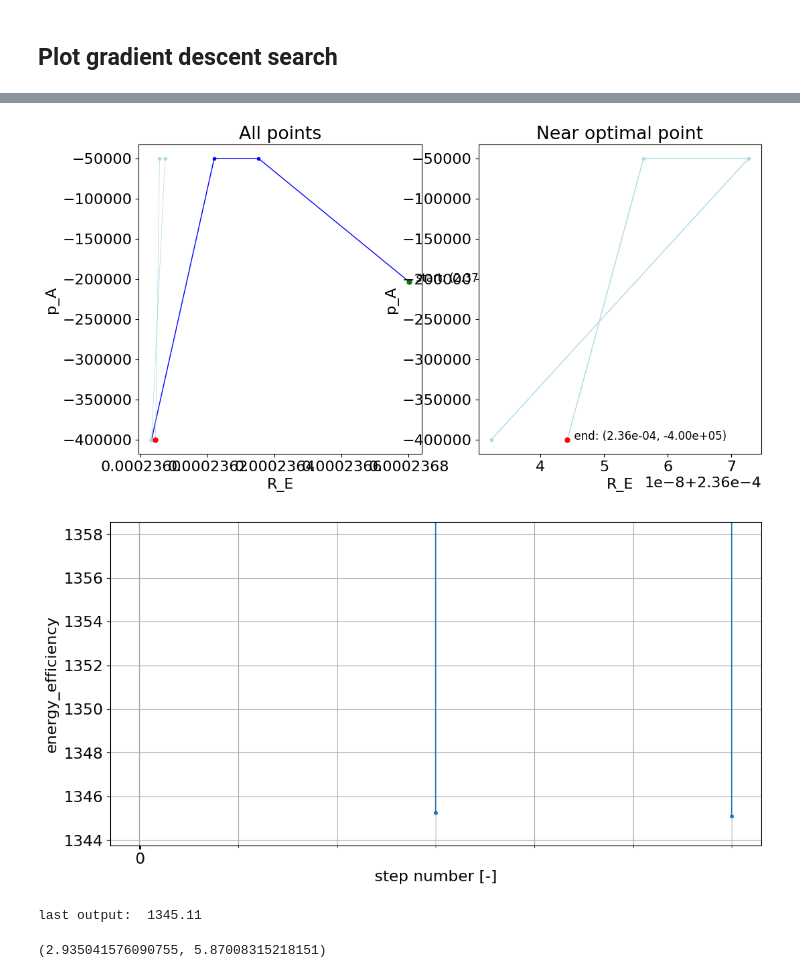
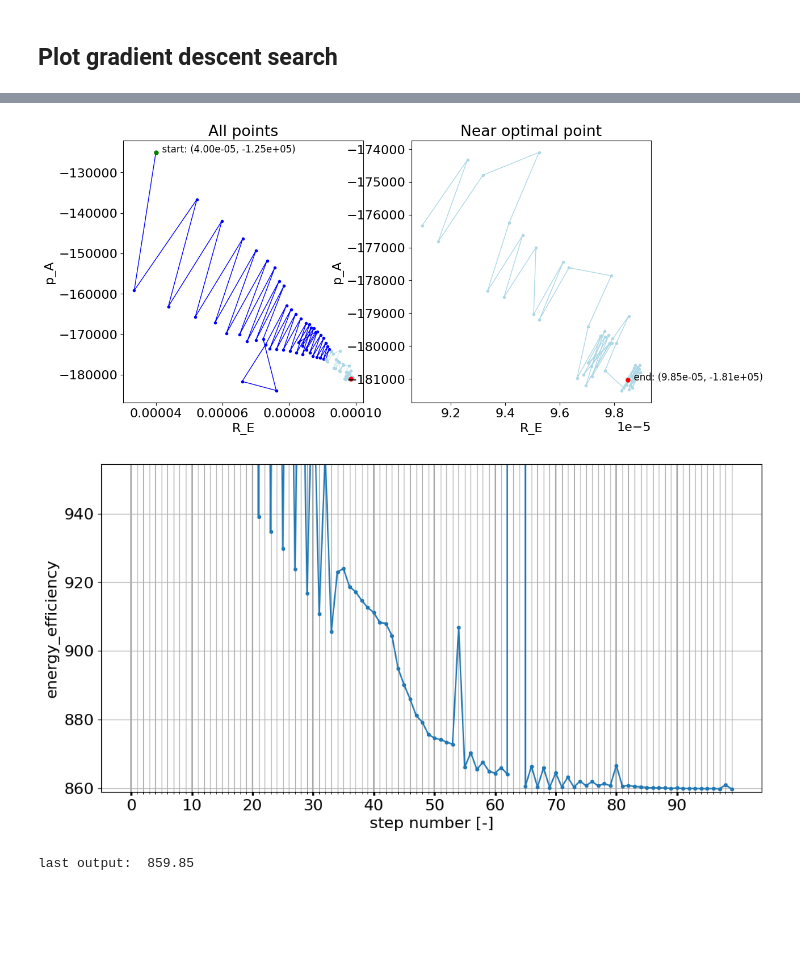
Before and after one commit to hihihi2001/parameter_studies, a Jupyter notebook: gradient_descent_2D copy.ipynb, the cells around one changed output, grey strips where cells are left out. Saved outputs shown, nothing was run; the diff lists cells and outputs as text; code cells hidden in the pictures; blank space fills up the shorter version.

```diff
--- a/gradient_descent_2D copy.ipynb
+++ b/gradient_descent_2D copy.ipynb
@@ -271,7 +290,9 @@ plt.show()
 # %%
 # Generate random starting_point:
 
-start_point = gd.rand_point(ranges, padding=0.1)   # random point in ranges
+start_point = gd.rand_point(ranges, padding=0.01)   # random point in ranges
+start_point['R_E'] = 40e-6
+start_point['p_A'] = -1.25e5
 print(f'Starting point: ({key1}={start_point[key1]}, {key2}={start_point[key2]})')
 
 # Calculate output in starting_point:
@@ -290,7 +311,7 @@ start_point_copy = gd.de.copy(start_point)
 
 datas, last_bests, elapsed_time = gd.gradient_descent(
     ranges=ranges, path='', to_optimize=to_optimize, start_point=start_point_copy,
-    step_limit=100, max_step_until_decay=10, first_step=0.05, decay=0.25, min_step=1e-5, delta=1e-6,
+    step_limit=100, max_step_until_decay=40, first_step=0.1, decay=0.9, min_step=1e-4, delta=1e-6,
     verbose=True, t_int=np.array([0.0, 1.0]), LSODA_timeout=30, Radau_timeout=300
 )
 # %% [output]
@@ -335,41 +379,37 @@ value2 = [data[key2] for data in all_central_points]
 start = len(all_central_points) // 2
 fig, ax = plt.subplots(1, 2, figsize=(12, 6))
 ax[0].plot(value1[:start+1], value2[:start+1], '.-', color='blue', linewidth=1, zorder=1)
 ax[0].plot(value1[start:], value2[start:], '.-', color='lightblue', linewidth=0.5, zorder=1)
 ax[1].plot(value1[start:], value2[start:], '.-', color='lightblue', linewidth=1, zorder=1)
 ax[0].scatter([value1[0]], [value2[0]], color='green', zorder=2, s=25)   # start point
 ax[0].scatter([value1[-1]], [value2[-1]], color='red', zorder=2, s=25)   # optimal point
 ax[1].scatter([value1[-1]], [value2[-1]], color='red', zorder=2, s=25)   # optimal point
 ax[0].text(value1[0], value2[0], f'  start: ({value1[0]:.2e}, {value2[0]:.2e})', fontsize=12)
 ax[1].text(value1[-1], value2[-1], f'  end: ({value1[-1]:.2e}, {value2[-1]:.2e})', fontsize=12)
 ax[0].set_title('All points')
 ax[1].set_title('Near optimal point')
 ax[0].set_xlabel(key1)
 ax[0].set_ylabel(key2)
 ax[1].set_xlabel(key1)
 ax[1].set_ylabel(key2)
 plt.show()
 
 fig, ax = plt.subplots(1, 1, figsize=(12, 6))
 ax.plot(range(len(central_outputs[:])), central_outputs[:], '.-')
-ax.set_ylim([0.999*min(central_outputs), 1.01*min(central_outputs)])
+ax.set_ylim([0.999*min(central_outputs), 1.11*min(central_outputs)])
 ax.set_xticks(range(0, len(central_outputs[:]), 10), minor=False)
 ax.set_xticks(range(len(central_outputs[:])), minor=True)
 ax.tick_params(which='major', axis='x', width=2, grid_color='darkgrey', grid_linewidth=1.5)
 ax.set_xlabel('step number [-]')
 ax.set_ylabel(to_optimize)
 ax.grid(which='both')
 #plt.yscale('log')
 plt.show()
 print(f'last output: {central_outputs[-1]: .2f}')
 # %% [output]
-[figure, old version]
+[figure, new version]
-[figure, old version]
+[figure, new version]
-last output:  1345.11
+last output:  859.85
-# %%
-vmin, vmax
-# %% [output]
-(2.935041576090755, 5.87008315218151)
 # %%
 fig, ax = plt.subplots(1, 1, figsize=(12, 10))
 levels = np.linspace(vmin, vmax, 250)
```
Also changed, not shown: parts of 7 cells of this notebook, 41 other files.
